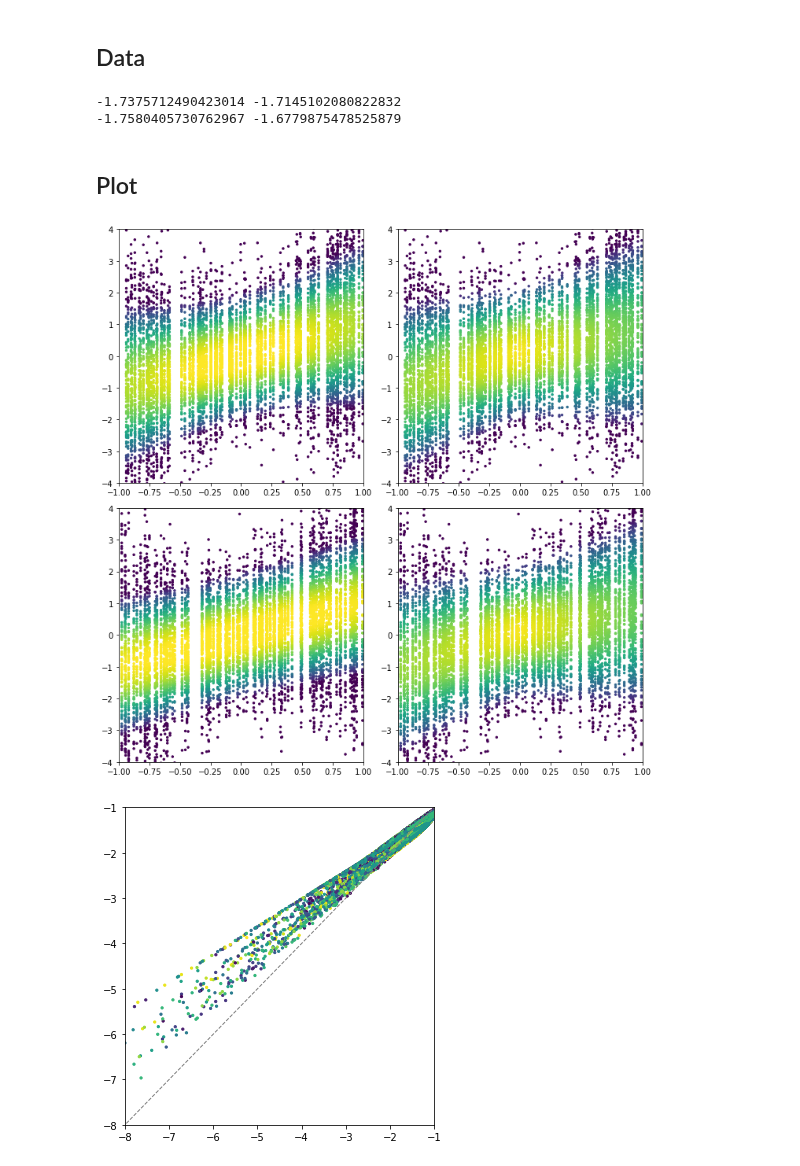
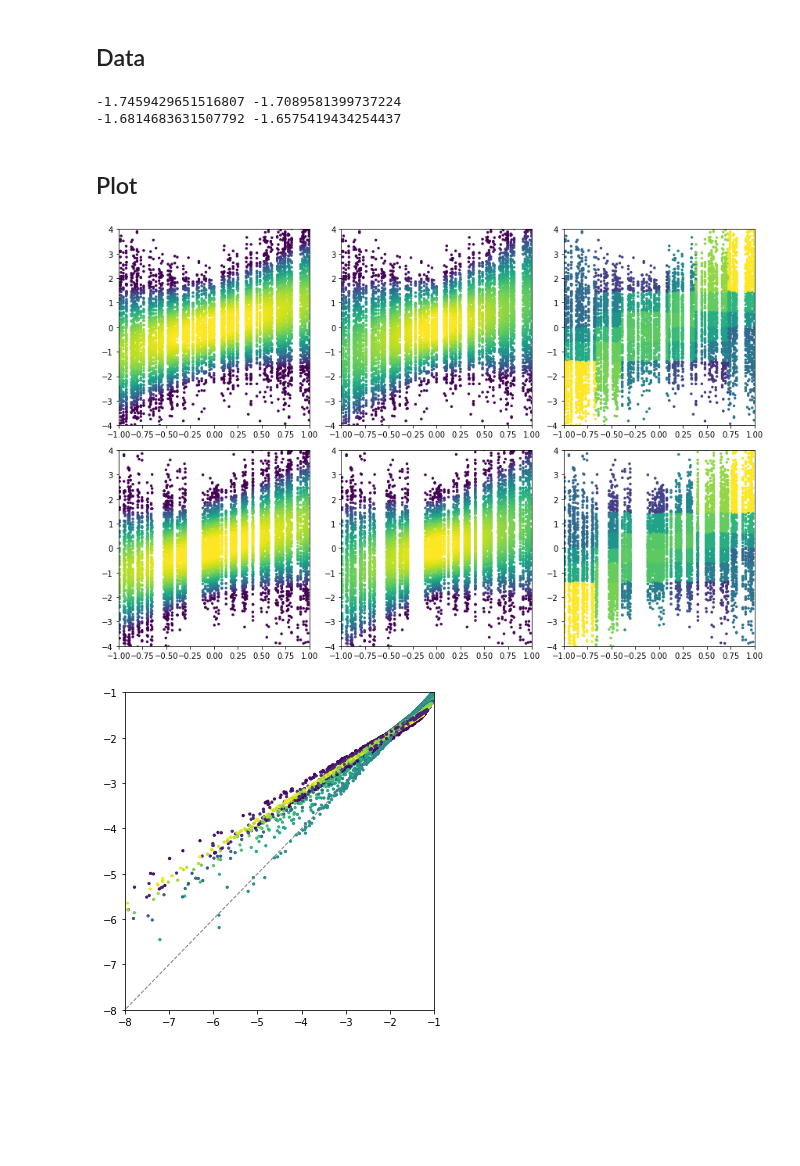
Before and after one commit to johannbrehmer/goldmine, a Jupyter notebook: goldmine/evaluation/gaussian_toy_example.ipynb, the cells around one changed output. Cells and saved outputs as stored; diff of their text form; code cells hidden in the pictures; blank space fills up the shorter version.

Commit message:
Densities from histogram (volume calculation still missing)

```diff
--- a/goldmine/evaluation/gaussian_toy_example.ipynb
+++ b/goldmine/evaluation/gaussian_toy_example.ipynb
@@ -9,30 +9,32 @@ from scipy.stats import norm
 # %% [markdown]
 ## Data
 # %%
-theta_train = np.load('../data/samples/gaussian/gaussian_train_theta0.npy')
-x_train = np.load('../data/samples/gaussian/gaussian_train_x.npy')
+theta_train = np.load('../data/samples/gaussian/theta0_train.npy')
+x_train = np.load('../data/samples/gaussian/x_train.npy')
 log_p_train = np.log(norm.pdf(x_train, loc=theta_train, scale=(1. + theta_train**2)**0.5))
-log_p_hat_train = np.load('../data/results/gaussian/maf/gaussian_maf_train_log_p_hat.npy').reshape((-1,1))
+log_p_hat_train = np.load('../data/results/gaussian/maf/log_p_hat_train.npy').reshape((-1,1))
+log_p_histo_train = np.load('../data/results/gaussian/histogram/log_p_hat_train.npy').reshape((-1,1))
 
-theta = np.load('../data/samples/gaussian/gaussian_test_theta0.npy')
-x = np.load('../data/samples/gaussian/gaussian_test_x.npy')
-log_p = np.log(norm.pdf(x, loc=theta, scale=(1. + 0.25*theta**2)**0.5))
-log_p_hat = np.load('../data/results/gaussian/maf/gaussian_maf_test_log_p_hat.npy').reshape((-1,1))
+theta_test = np.load('../data/samples/gaussian/theta0_test.npy')
+x_test = np.load('../data/samples/gaussian/x_test.npy')
+log_p_test = np.log(norm.pdf(x_test, loc=theta_test, scale=(1. + theta_test**2)**0.5))
+log_p_hat_test = np.load('../data/results/gaussian/maf/log_p_hat_test.npy').reshape((-1,1))
+log_p_histo_test = np.load('../data/results/gaussian/histogram/log_p_hat_test.npy').reshape((-1,1))
 # %%
 print(np.mean(log_p_train), np.mean(log_p_hat_train))
-print(np.mean(log_p), np.mean(log_p_hat))
+print(np.mean(log_p_test), np.mean(log_p_hat_test))
 # %% [output]
--1.7375712490423014 -1.7145102080822832
--1.7580405730762967 -1.6779875478525879
+-1.7459429651516807 -1.7089581399737224
+-1.6814683631507792 -1.6575419434254437
 # %% [markdown]
 ## Plot
 # %%
 skip=1
-fig = plt.figure(figsize=(10,10))
+fig = plt.figure(figsize=(12,8))
 
 
 
-ax = plt.subplot(2,2,1)
+ax = plt.subplot(2,3,1)
 
 plt.scatter(theta_train[::skip], x_train[::skip], c=log_p_train[::skip], cmap='viridis',
             vmin=-3., vmax=-1., s=6.)
@@ -41,44 +43,63 @@ plt.xlim(-1.,1,)
 plt.ylim(-4.,4.)
 
 
 
-ax = plt.subplot(2,2,2)
+ax = plt.subplot(2,3,2)
 
 plt.scatter(theta_train[::skip], x_train[::skip], c=log_p_hat_train[::skip], cmap='viridis',
             vmin=-3., vmax=-1., s=6.)
 
 plt.xlim(-1.,1,)
 plt.ylim(-4.,4.)
 
 
 
-ax = plt.subplot(2,2,3)
+ax = plt.subplot(2,3,3)
 
-plt.scatter(theta, x, c=log_p, cmap='viridis', vmin=-3., vmax=-1., s=6.)
+plt.scatter(theta_train[::skip], x_train[::skip], c=log_p_histo_train[::skip], cmap='viridis',
+            vmin=-3., vmax=-1., s=6.)
 
 plt.xlim(-1.,1,)
 plt.ylim(-4.,4.)
 
 
 
-ax = plt.subplot(2,2,4)
+ax = plt.subplot(2,3,4)
 
-plt.scatter(theta, x, c=log_p_hat, cmap='viridis', vmin=-3., vmax=-1., s=6.)
+plt.scatter(theta_test, x_test, c=log_p_test, cmap='viridis', vmin=-3., vmax=-1., s=6.)
+
+plt.xlim(-1.,1,)
+plt.ylim(-4.,4.)
+
+
+
+ax = plt.subplot(2,3,5)
+
+plt.scatter(theta_test, x_test, c=log_p_hat_test, cmap='viridis', vmin=-3., vmax=-1., s=6.)
+
+plt.xlim(-1.,1,)
+plt.ylim(-4.,4.)
+
+
+
+ax = plt.subplot(2,3,6)
+
+plt.scatter(theta_test, x_test, c=log_p_histo_test, cmap='viridis', vmin=-3., vmax=-1., s=6.)
 
 plt.xlim(-1.,1,)
 plt.ylim(-4.,4.)
 
 
 
 plt.tight_layout()
 plt.show()
 # %% [output]
-[figure, old version]
+[figure, new version]
 # %%
 fig = plt.figure(figsize=(5,5))
 
 plt.plot([-10.,10.], [-10.,10.], ls='--', lw=1., c='0.5')
-plt.scatter(log_p_train, log_p_hat_train, c=theta, cmap='viridis', vmin=-1., vmax=1., s=5.)
+plt.scatter(log_p_test, log_p_hat_test, c=theta_test, cmap='viridis', vmin=-1., vmax=1., s=5.)
 
 plt.xlim(-8.,-1.)
 plt.ylim(-8.,-1.)
@@ -86,4 +107,4 @@ plt.ylim(-8.,-1.)
 plt.tight_layout()
 plt.show()
 # %% [output]
-[figure, old version]
+[figure, new version]
```
Also changed, not shown: 6 other files.
